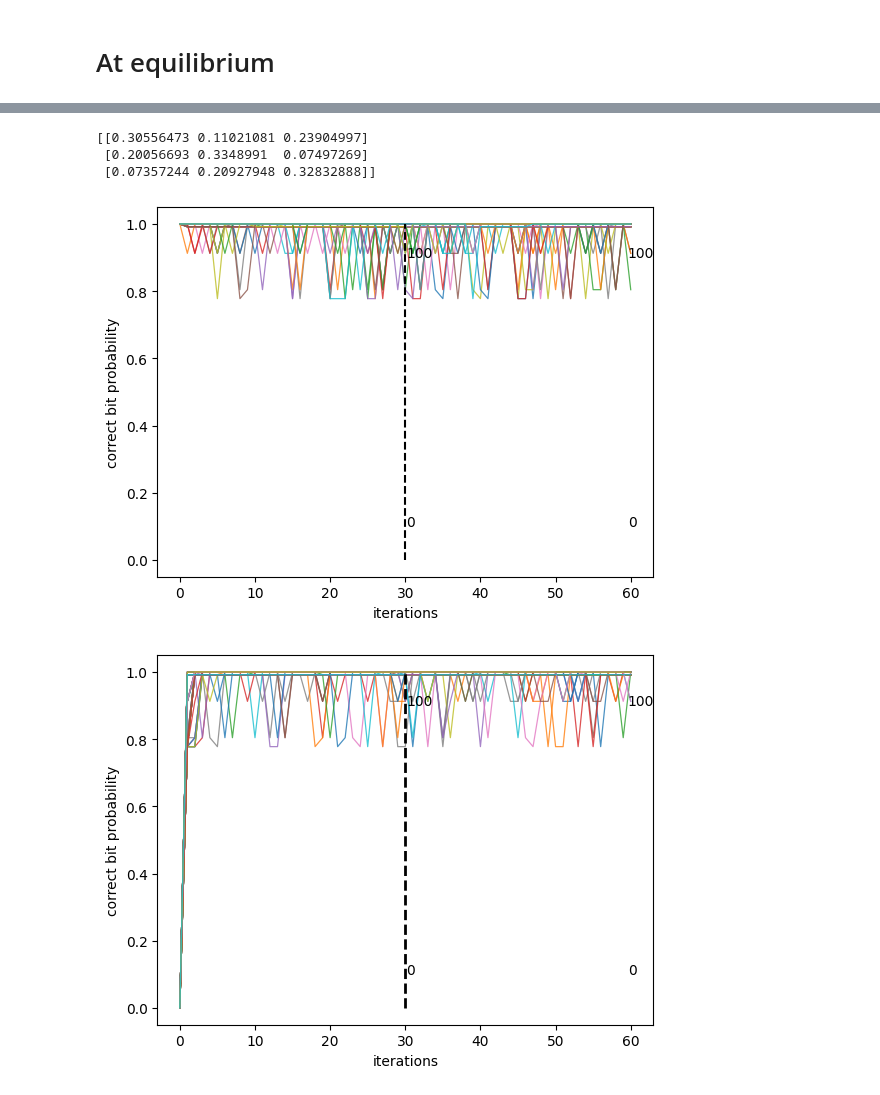
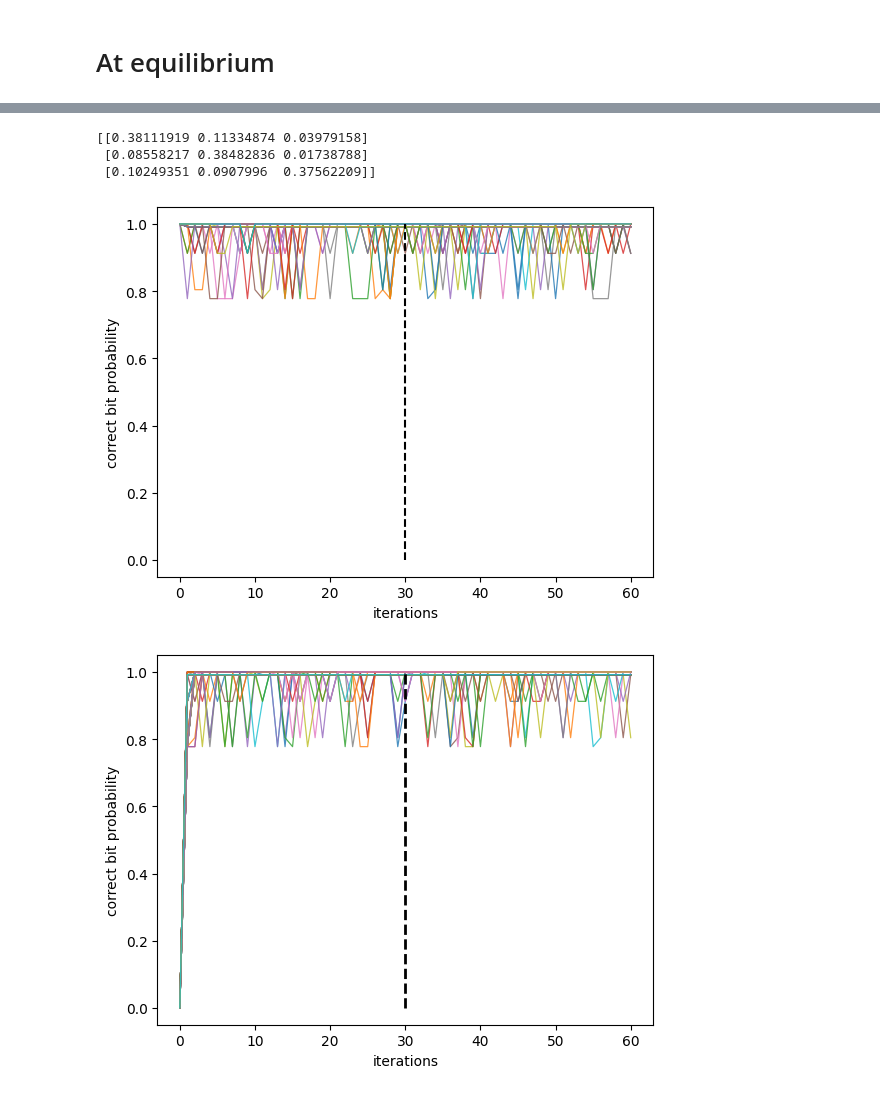
Before and after one commit to jolatechno/cours-ENS, a Jupyter notebook: cours/M2/S4/machine_learning/projet/leo_test/RBM_test3_xor.ipynb, the cells around one changed output, grey strips where cells are left out. Cells and saved outputs as stored; diff of their text form; code cells hidden in the pictures.

```diff
--- a/cours/M2/S4/machine_learning/projet/leo_test/RBM_test3_xor.ipynb
+++ b/cours/M2/S4/machine_learning/projet/leo_test/RBM_test3_xor.ipynb
@@ -85,8 +85,8 @@ class RBM(nn.Module):
 # Out of equilibrium
 # %%
 batch_size = 100
-n_it_train = 4
-rbm_small = RBM(3, 3, k=n_it_train)
+n_it_train_short = 4
+rbm_small = RBM(3, 3, k=n_it_train_short)
 train_op = optim.SGD(rbm_small.parameters(), 0.1)
 
 losses = []
@@ -170,7 +170,7 @@ data,target = gen_xor_training(100)
 data_var = Variable(torch.from_numpy(xor_to_flat(data, target).astype(np.single)))
 
 
-n_it = 2*n_it_train
+n_it = 2*n_it_train_short
 
 prob_traj_noFlip = np.zeros((n_it+1, 100))
 prob_traj_noFlip[0, :] = np.ones(prob_traj_noFlip.shape[1])
@@ -248,7 +248,7 @@ plt.savefig('rbm_bit_correction.png')
 # At equilibrium
 # %%
 batch_size = 100
-n_it_train = 30
+n_it_train_long = 30
 rbm_big = RBM(3, 3, k=n_it_train)
 train_op = optim.SGD(rbm_big.parameters(), 0.1)
 
@@ -325,15 +325,15 @@ for i in range(3):
 
 print(corr_mat.T)
 # %% [output]
-[[0.30556473 0.11021081 0.23904997]
- [0.20056693 0.3348991  0.07497269]
- [0.07357244 0.20927948 0.32832888]]
+[[0.38111919 0.11334874 0.03979158]
+ [0.08558217 0.38482836 0.01738788]
+ [0.10249351 0.0907996  0.37562209]]
 # %%
 data,target = gen_xor_training(100)
 data_var = Variable(torch.from_numpy(xor_to_flat(data, target).astype(np.single)))
 
 
-n_it = 2*n_it_train
+n_it = 2*n_it_train_long
 
 prob_traj_noFlip = np.zeros((n_it+1, 100))
 prob_traj_noFlip[0, :] = np.ones(prob_traj_noFlip.shape[1])
@@ -367,43 +367,43 @@ for i in range(n_it):
     prob_traj_flip[i+1, ground_truth==0] = 1-prob_traj_flip[i+1, ground_truth==0]
 # %%
 plt.plot(prob_traj_noFlip, linewidth=0.9, alpha=0.8)
-plt.plot([n_it_train, n_it_train], [0, 1], "k--")
+plt.plot([n_it_train_long, n_it_train_long], [0, 1], "k--")
 
-n_true  = sum(prob_traj_noFlip[n_it_train, :] > 0.5)
+n_true  = sum(prob_traj_noFlip[n_it_train_long, :] > 0.5)
 n_false = prob_traj_noFlip.shape[1] - n_true
 
-plt.text(n_it_train+0.1, 0.9, f"{n_true }")
-plt.text(n_it_train+0.1, 0.1, f"{n_false}")
+#plt.text(n_it_train+0.1, 0.9, f"{n_true }")
+#plt.text(n_it_train+0.1, 0.1, f"{n_false}")
 
 n_true_end  = sum(prob_traj_noFlip[-1, :] > 0.5)
 n_false_end = prob_traj_noFlip.shape[1] - n_true_end
 
-plt.text(n_it-0.4, 0.9, f"{n_true_end }")
-plt.text(n_it-0.4, 0.1, f"{n_false_end}")
+#plt.text(n_it-0.4, 0.9, f"{n_true_end }")
+#plt.text(n_it-0.4, 0.1, f"{n_false_end}")
 
 plt.xlabel("iterations")
 plt.ylabel("correct bit probability")
-plt.savefig('rbm_bit_stability.png')
+plt.savefig('rbm_bit_stability_long.png')
 # %% [output]
-[figure, old version]
+[figure, new version]
 # %%
 plt.plot(prob_traj_flip, linewidth=0.9, alpha=0.8)
-plt.plot([n_it_train, n_it_train], [0, 1], "k--", linewidth=2)
+plt.plot([n_it_train_long, n_it_train_long], [0, 1], "k--", linewidth=2)
 
-n_true = sum(prob_traj_flip[n_it_train, :] > 0.5)
+n_true = sum(prob_traj_flip[n_it_train_long, :] > 0.5)
 n_false = prob_traj_flip.shape[1] - n_true
 
-plt.text(n_it_train+0.1, 0.9, f"{n_true }")
-plt.text(n_it_train+0.1, 0.1, f"{n_false}")
+#plt.text(n_it_train+0.1, 0.9, f"{n_true }")
+#plt.text(n_it_train+0.1, 0.1, f"{n_false}")
 
 n_true_end  = sum(prob_traj_flip[-1, :] > 0.5)
 n_false_end = prob_traj_flip.shape[1] - n_true_end
 
-plt.text(n_it-0.4, 0.9, f"{n_true_end }")
-plt.text(n_it-0.4, 0.1, f"{n_false_end}")
+#plt.text(n_it-0.4, 0.9, f"{n_true_end }")
+#plt.text(n_it-0.4, 0.1, f"{n_false_end}")
 
 plt.xlabel("iterations")
 plt.ylabel("correct bit probability")
-plt.savefig('rbm_bit_correction_lo.png')
+plt.savefig('rbm_bit_correction_long.png')
 # %% [output]
-[figure, old version]
+[figure, new version]
```
Also changed, not shown: parts of 3 cells of this notebook, 4 other files.
